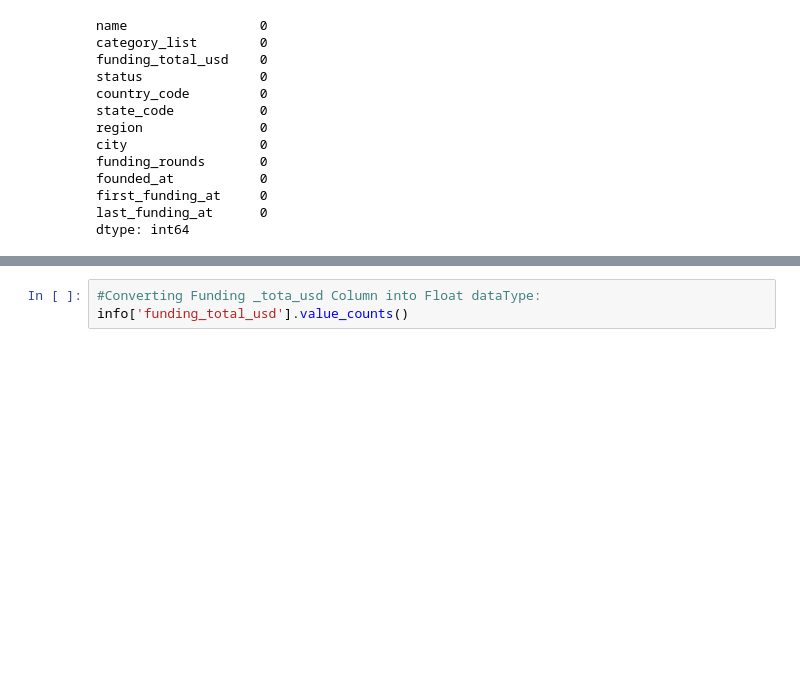
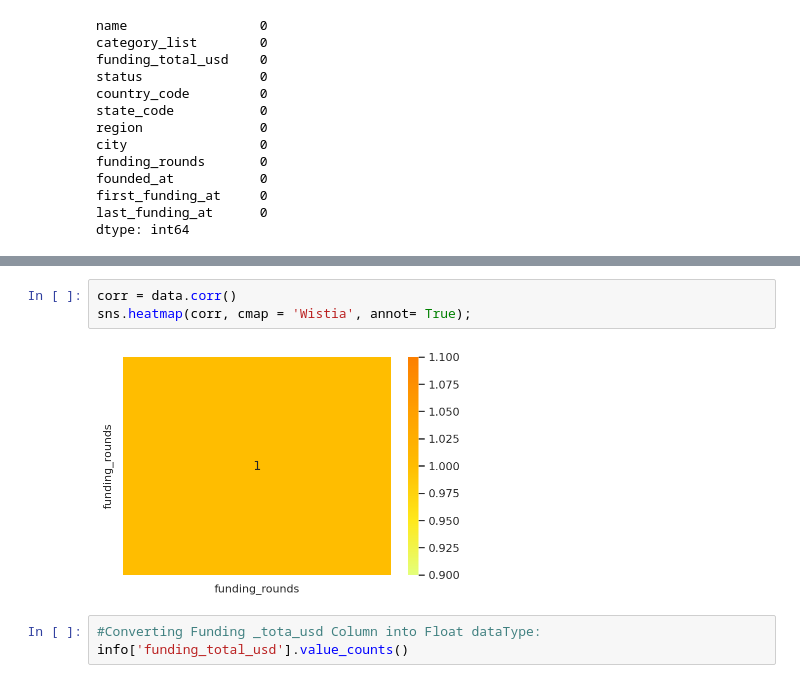
Before and after one commit to NileshCT/EDA_PROJECT, a Jupyter notebook: EDA_Project.ipynb, the cells around one changed output, grey strips where cells are left out. Saved outputs shown, nothing was run; the diff lists cells and outputs as text; blank space fills up the shorter version.

```diff
--- a/EDA_Project.ipynb
+++ b/EDA_Project.ipynb
@@ -409,3 +417,8 @@ dtype: int64
+# %%
+corr = data.corr()
+sns.heatmap(corr, cmap = 'Wistia', annot= True);
+# %% [output]
+[figure, added]
 # %%
 #Converting Funding _tota_usd Column into Float dataType:
 info['funding_total_usd'].value_counts()
```
Also changed, not shown: parts of 30 cells of this notebook.
